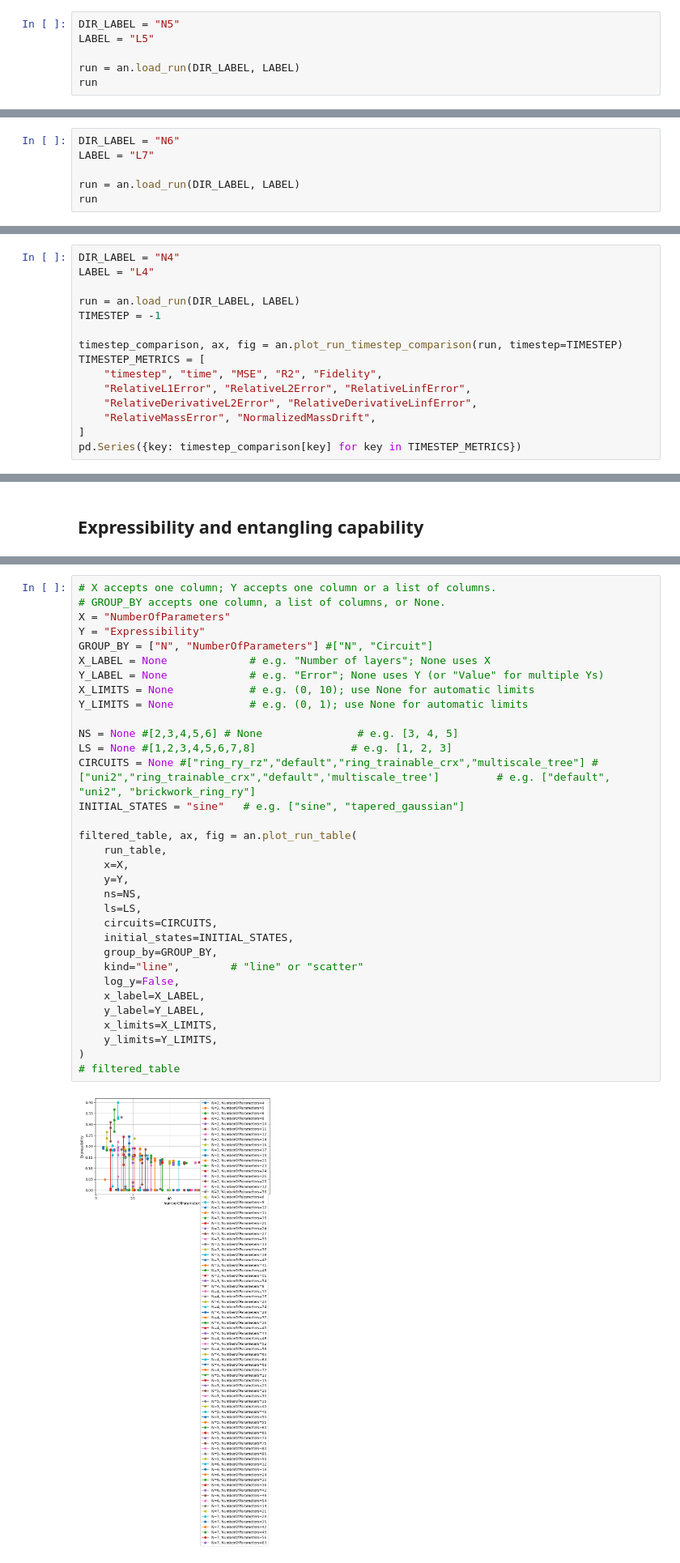
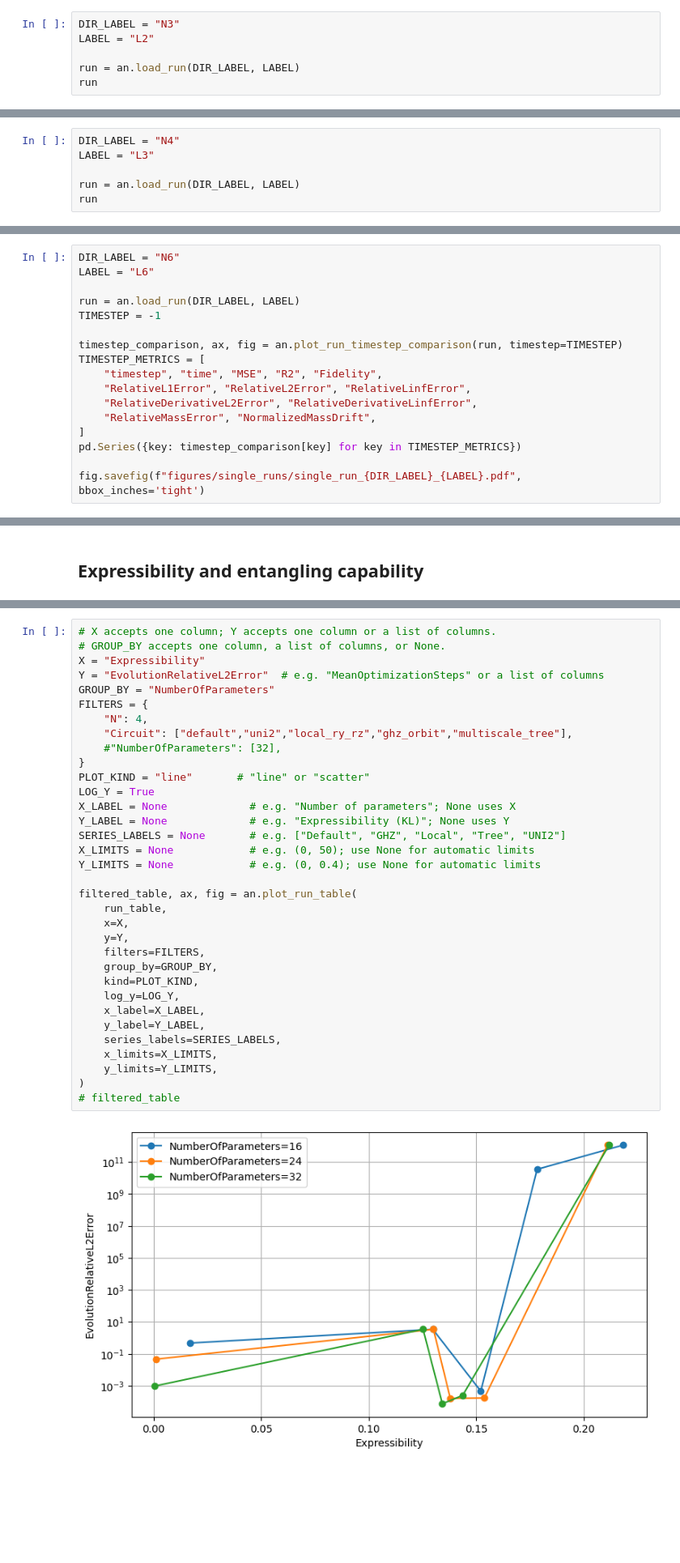
Before and after one commit to Joel-Kunk/VQCFD_quimb, a Jupyter notebook: analysis_results.ipynb, the cells around one changed output, grey strips where cells are left out. Shown at 81% size. Drawn from its saved outputs; the diff is of its cells as text; blank space fills up the shorter version.

```diff
--- a/analysis_results.ipynb
+++ b/analysis_results.ipynb
@@ -67,8 +67,8 @@ count=8 presets
 # %% [markdown]
 ## Inspect one run
 # %%
-DIR_LABEL = "N5"
-LABEL = "L5"
+DIR_LABEL = "N3"
+LABEL = "L2"
 
 run = an.load_run(DIR_LABEL, LABEL)
 run
@@ -153,8 +153,8 @@ shots_used_total: 0
 
 Use `TIMESTEP = 0` for the initial state, a positive saved-state index, or `-1` for the final state. The plot reports MSE, R², and normalized squared-overlap fidelity.
 # %%
-DIR_LABEL = "N6"
-LABEL = "L7"
+DIR_LABEL = "N4"
+LABEL = "L3"
 
 run = an.load_run(DIR_LABEL, LABEL)
 run
@@ -191,6 +191,6 @@ dtype: float64
 # %%
-DIR_LABEL = "N4"
-LABEL = "L4"
+DIR_LABEL = "N6"
+LABEL = "L6"
 
 run = an.load_run(DIR_LABEL, LABEL)
 TIMESTEP = -1
@@ -203,4 +203,6 @@ TIMESTEP_METRICS = [
     "RelativeMassError", "NormalizedMassDrift",
 ]
 pd.Series({key: timestep_comparison[key] for key in TIMESTEP_METRICS})
+
+fig.savefig(f"figures/single_runs/single_run_{DIR_LABEL}_{LABEL}.pdf", bbox_inches='tight')
 # %% [output]
@@ -329,38 +439,39 @@ The variance columns from gradient runs are `NaN` when no gradient run matches a
 # %%
 # X accepts one column; Y accepts one column or a list of columns.
 # GROUP_BY accepts one column, a list of columns, or None.
-X = "NumberOfParameters"
-Y = "Expressibility"
-GROUP_BY = ["N", "NumberOfParameters"] #["N", "Circuit"]
-X_LABEL = None             # e.g. "Number of layers"; None uses X
-Y_LABEL = None             # e.g. "Error"; None uses Y (or "Value" for multiple Ys)
-X_LIMITS = None            # e.g. (0, 10); use None for automatic limits
-Y_LIMITS = None            # e.g. (0, 1); use None for automatic limits
-
-NS = None #[2,3,4,5,6] # None               # e.g. [3, 4, 5]
-LS = None #[1,2,3,4,5,6,7,8]               # e.g. [1, 2, 3]
-CIRCUITS = None #["ring_ry_rz","default","ring_trainable_crx","multiscale_tree"] #["uni2","ring_trainable_crx","default",'multiscale_tree']         # e.g. ["default", "uni2", "brickwork_ring_ry"]
-INITIAL_STATES = "sine"   # e.g. ["sine", "tapered_gaussian"]
+X = "Expressibility"
+Y = "EvolutionRelativeL2Error"  # e.g. "MeanOptimizationSteps" or a list of columns
+GROUP_BY = "NumberOfParameters"
+FILTERS = {
+    "N": 4,
+    "Circuit": ["default","uni2","local_ry_rz","ghz_orbit","multiscale_tree"],
+    #"NumberOfParameters": [32],
+}
+PLOT_KIND = "line"       # "line" or "scatter"
+LOG_Y = True
+X_LABEL = None             # e.g. "Number of parameters"; None uses X
+Y_LABEL = None             # e.g. "Expressibility (KL)"; None uses Y
+SERIES_LABELS = None       # e.g. ["Default", "GHZ", "Local", "Tree", "UNI2"]
+X_LIMITS = None            # e.g. (0, 50); use None for automatic limits
+Y_LIMITS = None            # e.g. (0, 0.4); use None for automatic limits
 
 filtered_table, ax, fig = an.plot_run_table(
     run_table,
     x=X,
     y=Y,
-    ns=NS,
-    ls=LS,
-    circuits=CIRCUITS,
-    initial_states=INITIAL_STATES,
+    filters=FILTERS,
     group_by=GROUP_BY,
-    kind="line",        # "line" or "scatter"
-    log_y=False,
+    kind=PLOT_KIND,
+    log_y=LOG_Y,
     x_label=X_LABEL,
     y_label=Y_LABEL,
+    series_labels=SERIES_LABELS,
     x_limits=X_LIMITS,
     y_limits=Y_LIMITS,
 )
 # filtered_table
 # %% [output]
-[figure, old version]
+[figure, new version]
 # %%
 # folder = "exprs"
 # name = "expr_default_default_all"
```
Also changed, not shown: parts of 14 cells of this notebook, 2 other files.
